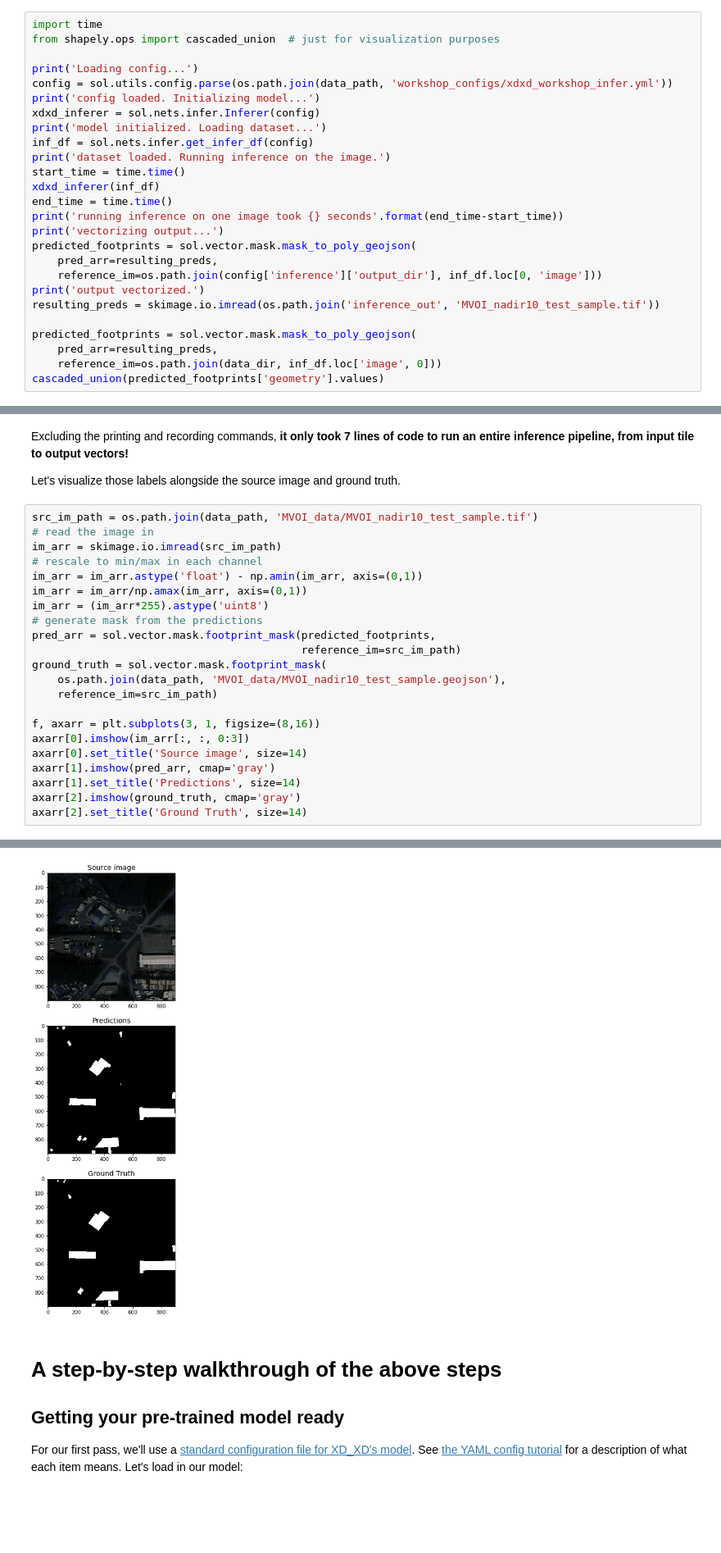
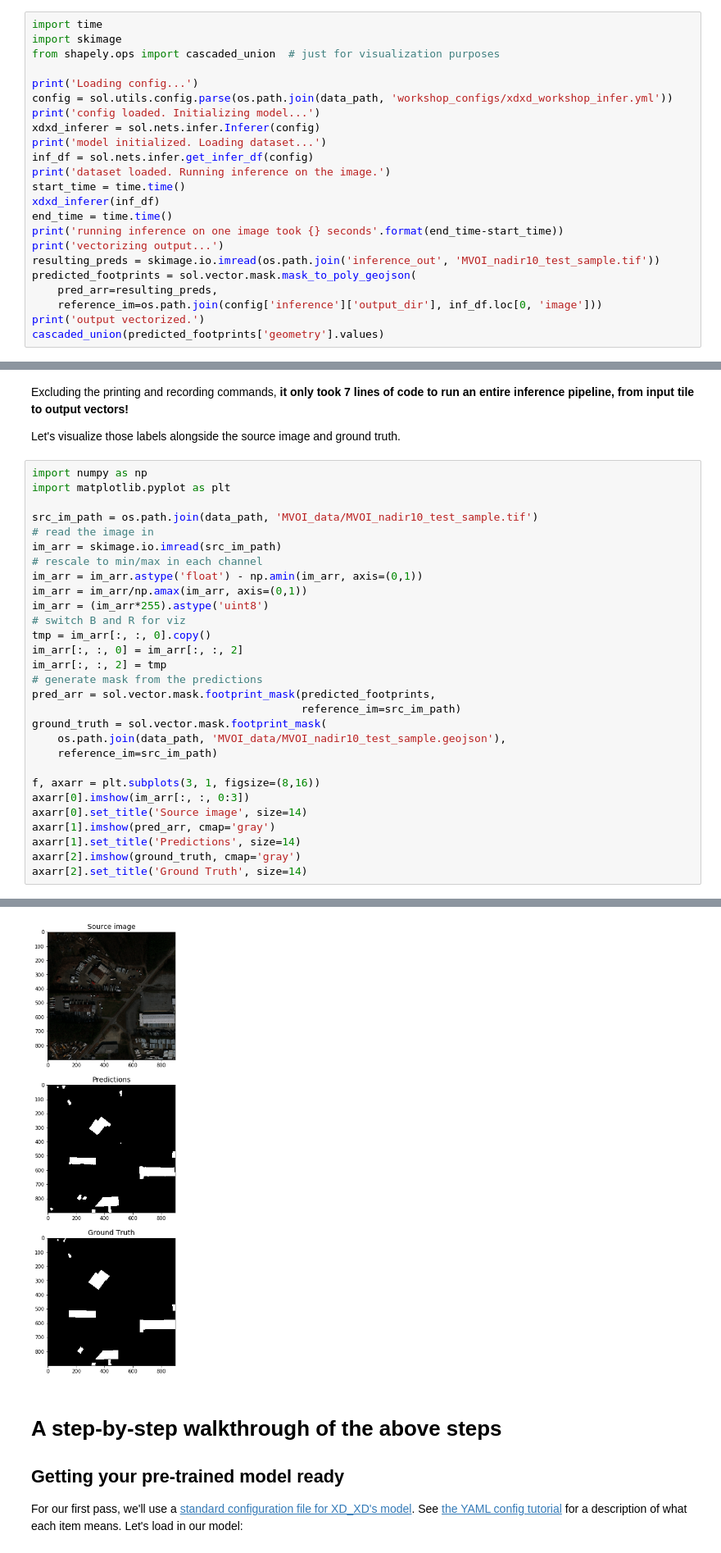
Before and after one commit to CosmiQ/solaris_tutorials, a Jupyter notebook: Solaris_FOSS4G_2019/1_intro_to_solaris.ipynb, the cells around one changed output, grey strips where cells are left out. Shown: that part at 82% size. Cells and saved outputs as stored; diff of their text form; blank space fills up the shorter version.

```diff
--- a/Solaris_FOSS4G_2019/1_intro_to_solaris.ipynb
+++ b/Solaris_FOSS4G_2019/1_intro_to_solaris.ipynb
@@ -73,6 +72,7 @@ Here, you can see the different data that you have access to:
 First, we'll run the entire inference process, just to show you the end result of what you get from `solaris`. Below, we break down each step to describe what's going on.
 # %%
 import time
+import skimage
 from shapely.ops import cascaded_union  # just for visualization purposes
 
 print('Loading config...')
@@ -87,15 +87,11 @@ xdxd_inferer(inf_df)
 end_time = time.time()
 print('running inference on one image took {} seconds'.format(end_time-start_time))
 print('vectorizing output...')
+resulting_preds = skimage.io.imread(os.path.join('inference_out', 'MVOI_nadir10_test_sample.tif'))
 predicted_footprints = sol.vector.mask.mask_to_poly_geojson(
     pred_arr=resulting_preds,
     reference_im=os.path.join(config['inference']['output_dir'], inf_df.loc[0, 'image']))
 print('output vectorized.')
-resulting_preds = skimage.io.imread(os.path.join('inference_out', 'MVOI_nadir10_test_sample.tif'))
-
-predicted_footprints = sol.vector.mask.mask_to_poly_geojson(
-    pred_arr=resulting_preds,
-    reference_im=os.path.join(data_dir, inf_df.loc['image', 0]))
 cascaded_union(predicted_footprints['geometry'].values)
 # %% [output]
 Loading config...
@@ -111,30 +107,37 @@ Excluding the printing and recording commands, __it only took 7 lines of code to
 
 Let's visualize those labels alongside the source image and ground truth.
 # %%
+import numpy as np
+import matplotlib.pyplot as plt
+
 src_im_path = os.path.join(data_path, 'MVOI_data/MVOI_nadir10_test_sample.tif')
 # read the image in
 im_arr = skimage.io.imread(src_im_path)
 # rescale to min/max in each channel
 im_arr = im_arr.astype('float') - np.amin(im_arr, axis=(0,1))
 im_arr = im_arr/np.amax(im_arr, axis=(0,1))
 im_arr = (im_arr*255).astype('uint8')
+# switch B and R for viz
+tmp = im_arr[:, :, 0].copy()
+im_arr[:, :, 0] = im_arr[:, :, 2]
+im_arr[:, :, 2] = tmp
 # generate mask from the predictions
 pred_arr = sol.vector.mask.footprint_mask(predicted_footprints,
                                           reference_im=src_im_path)
 ground_truth = sol.vector.mask.footprint_mask(
     os.path.join(data_path, 'MVOI_data/MVOI_nadir10_test_sample.geojson'),
     reference_im=src_im_path)
 
 f, axarr = plt.subplots(3, 1, figsize=(8,16))
 axarr[0].imshow(im_arr[:, :, 0:3])
 axarr[0].set_title('Source image', size=14)
 axarr[1].imshow(pred_arr, cmap='gray')
 axarr[1].set_title('Predictions', size=14)
 axarr[2].imshow(ground_truth, cmap='gray')
 axarr[2].set_title('Ground Truth', size=14)
 # %% [output]
 Text(0.5, 1.0, 'Ground Truth')
-[figure, old version]
+[figure, new version]
 # %% [markdown]
 # A step-by-step walkthrough of the above steps
 
```
Also changed, not shown: parts of 6 cells of this notebook, 3 other files.
